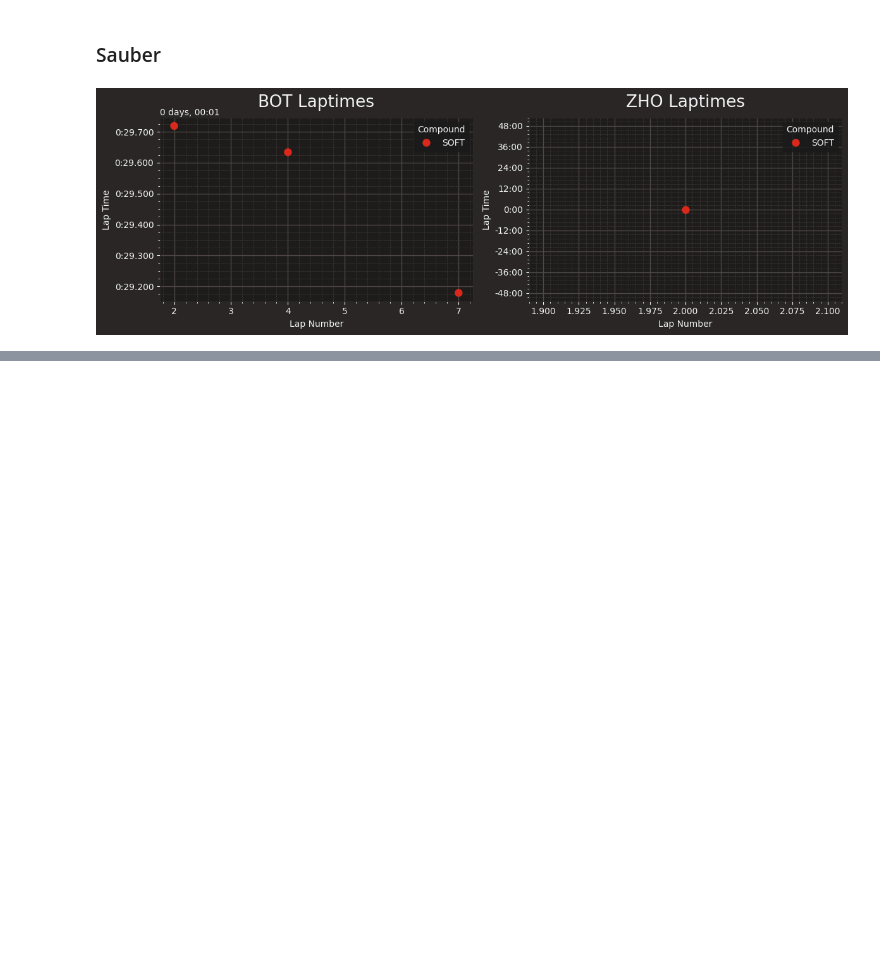
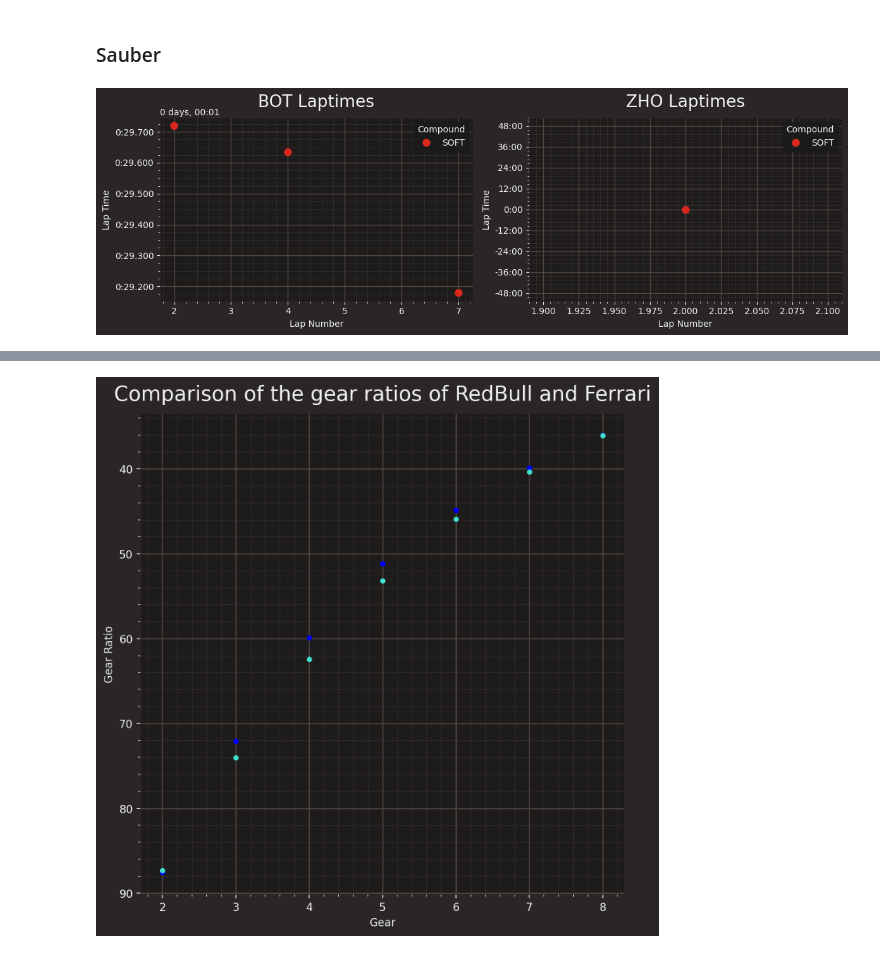
Before and after one commit to visciric/Projects, a Jupyter notebook: F1 Data Analysis/season_2024/02_Jeddah/Qualifying.ipynb, the cells around one changed output, grey strips where cells are left out. Saved outputs shown, nothing was run; the diff lists cells and outputs as text; code cells hidden in the pictures; blank space fills up the shorter version.

```diff
--- a/F1 Data Analysis/season_2024/02_Jeddah/Qualifying.ipynb
+++ b/F1 Data Analysis/season_2024/02_Jeddah/Qualifying.ipynb
@@ -299,0 +409,27 @@ plot_driver_laptimes(get_drivers_of_teams('Kick Sauber'), session)
+# %%
+def calculate_gear_ratios(telemetry):
+    grouped = telemetry.groupby('nGear').agg({'RPM': 'mean', 'Speed': 'mean'})
+
+    grouped['Gear_Ratio'] = grouped['RPM'] / grouped['Speed']
+
+    return grouped
+
+# Calculate gear ratios
+gear_ratios_redbull = calculate_gear_ratios(fastest_red)
+gear_ratios_ferrari = calculate_gear_ratios(fastest_fer)
+
+
+fig, ax = plt.subplots(figsize = (8,8), dpi = 200)
+ax.scatter(gear_ratios_redbull.index[2:], gear_ratios_redbull['Gear_Ratio'][2:],
+            label='RedBull', color='blue', s=15)
+ax.scatter(gear_ratios_ferrari.index[2:], gear_ratios_ferrari['Gear_Ratio'][2:],
+            label='Mercedes', color='turquoise', s=15)
+
+ax.set_xlabel('Gear')
+ax.set_ylabel('Gear Ratio')
+ax.set_title('Gear Ratios of RedBull and Mercedes')
+ax.invert_yaxis()
+plt.title('Comparison of the gear ratios of RedBull and Ferrari')
+plt.show()
+# %% [output]
+[figure, added]
```
Also changed, not shown: parts of 13 cells of this notebook, 3 other files.
